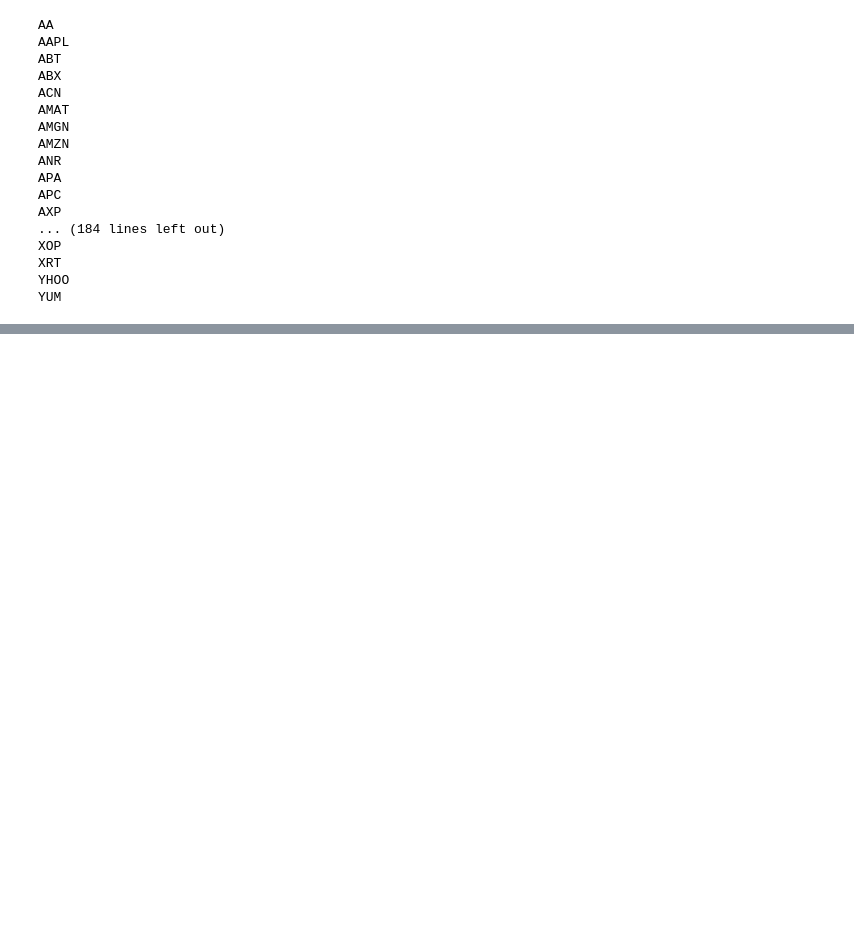
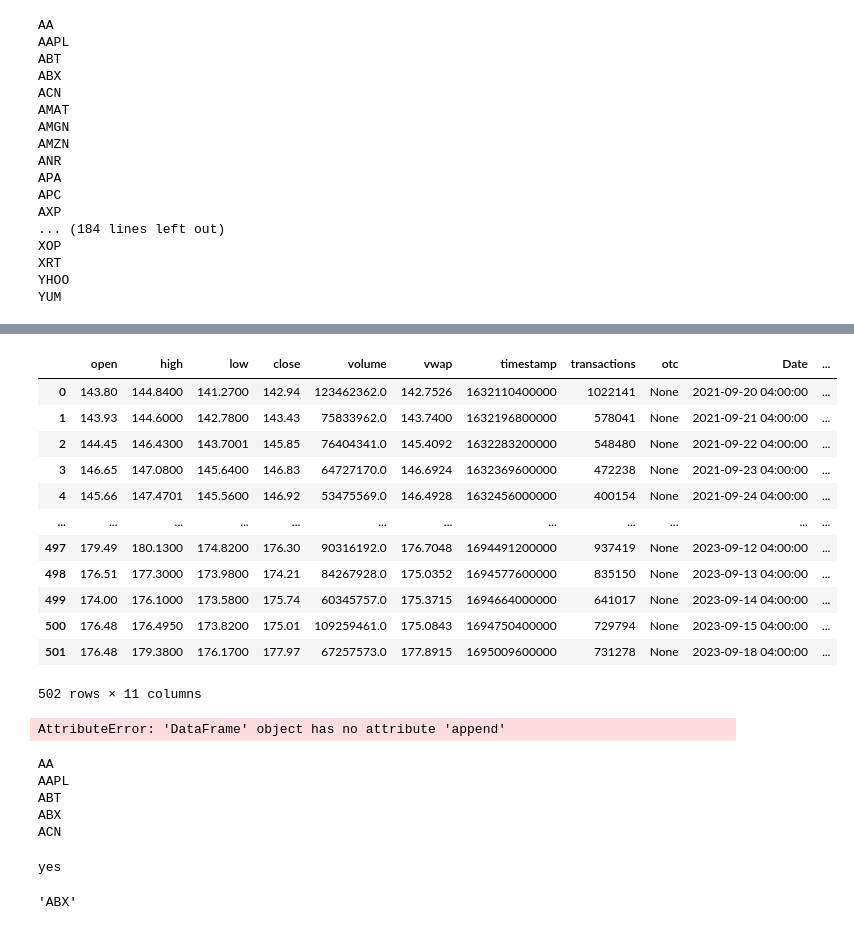
Before and after one commit to copycatbrian/ccb_AesoMarketData, a Jupyter notebook: ccb_importStockdata.ipynb, the cells around one changed output, grey strips where cells are left out. Cells and saved outputs as stored; diff of their text form; code cells hidden in the pictures; blank space fills up the shorter version.

```diff
--- a/ccb_importStockdata.ipynb
+++ b/ccb_importStockdata.ipynb
@@ -219,0 +311,68 @@ Name: Date, Length: 502, dtype: object
+# %%
+priceData
+# %% [output]
+|  | open | high | low | close | volume | vwap | timestamp | transactions | otc | Date | ... |
+| 0 | 143.80 | 144.8400 | 141.2700 | 142.94 | 123462362.0 | 142.7526 | 1632110400000 | 1022141 | None | 2021-09-20 04:00:00 | ... |
+| 1 | 143.93 | 144.6000 | 142.7800 | 143.43 | 75833962.0 | 143.7400 | 1632196800000 | 578041 | None | 2021-09-21 04:00:00 | ... |
+| 2 | 144.45 | 146.4300 | 143.7001 | 145.85 | 76404341.0 | 145.4092 | 1632283200000 | 548480 | None | 2021-09-22 04:00:00 | ... |
+| 3 | 146.65 | 147.0800 | 145.6400 | 146.83 | 64727170.0 | 146.6924 | 1632369600000 | 472238 | None | 2021-09-23 04:00:00 | ... |
+| 4 | 145.66 | 147.4701 | 145.5600 | 146.92 | 53475569.0 | 146.4928 | 1632456000000 | 400154 | None | 2021-09-24 04:00:00 | ... |
+| ... | ... | ... | ... | ... | ... | ... | ... | ... | ... | ... | ... |
+| 497 | 179.49 | 180.1300 | 174.8200 | 176.30 | 90316192.0 | 176.7048 | 1694491200000 | 937419 | None | 2023-09-12 04:00:00 | ... |
+| 498 | 176.51 | 177.3000 | 173.9800 | 174.21 | 84267928.0 | 175.0352 | 1694577600000 | 835150 | None | 2023-09-13 04:00:00 | ... |
+| 499 | 174.00 | 176.1000 | 173.5800 | 175.74 | 60345757.0 | 175.3715 | 1694664000000 | 641017 | None | 2023-09-14 04:00:00 | ... |
+| 500 | 176.48 | 176.4950 | 173.8200 | 175.01 | 109259461.0 | 175.0843 | 1694750400000 | 729794 | None | 2023-09-15 04:00:00 | ... |
+| 501 | 176.48 | 179.3800 | 176.1700 | 177.97 | 67257573.0 | 177.8915 | 1695009600000 | 731278 | None | 2023-09-18 04:00:00 | ... |
+502 rows × 11 columns
+# %%
+priceData.append
+# %% [output]
+AttributeError: 'DataFrame' object has no attribute 'append'
+# %%
+ohlc = pd.DataFrame()
+
+sleep_timer = 0
+
+
+start_time = time.time()
+
+for syms in top200.Symbol:
+    print(syms)
+    stockTicker = syms
+    dataRequest = client.get_aggs(ticker = stockTicker,
+                                multiplier = 1,
+                                timespan = 'day',
+                                from_ = '2000-01-01',
+                                to = '2100-01-01')
+
+    priceData = pd.DataFrame(dataRequest)
+    if not priceData.empty:
+
+        #create Date column
+        priceData['Date'] = priceData['timestamp'].apply(
+                                lambda x: pd.to_datetime(x*1000000))
+        priceData['Ticker'] = stockTicker
+
+        ohlc = pd.concat([priceData, ohlc])
+
+    sleep_timer += 1
+
+    if sleep_timer == 5:
+        time.sleep(60 - time.time() + start_time)
+        sleep_timer = 0
+        start_time = time.time()
+# %% [output]
+AA
+AAPL
+ABT
+ABX
+ACN
+# %%
+ if  priceData.empty:
+    print("yes")
+# %% [output]
+yes
+# %%
+stockTicker
+# %% [output]
+'ABX'
```
Also changed, not shown: parts of 17 cells of this notebook.
